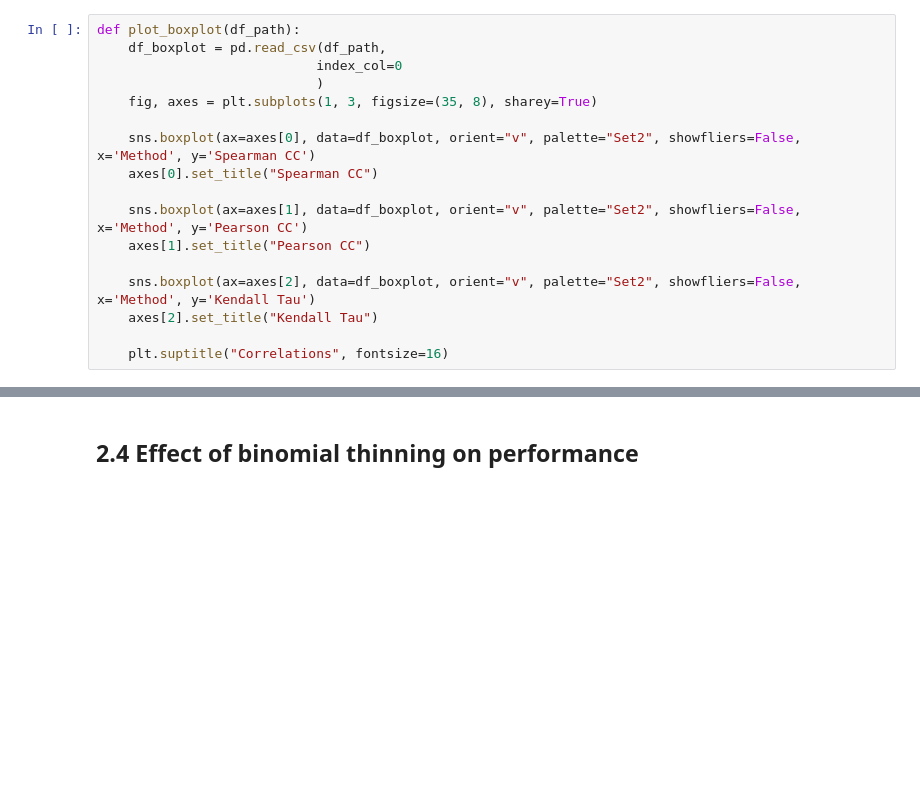
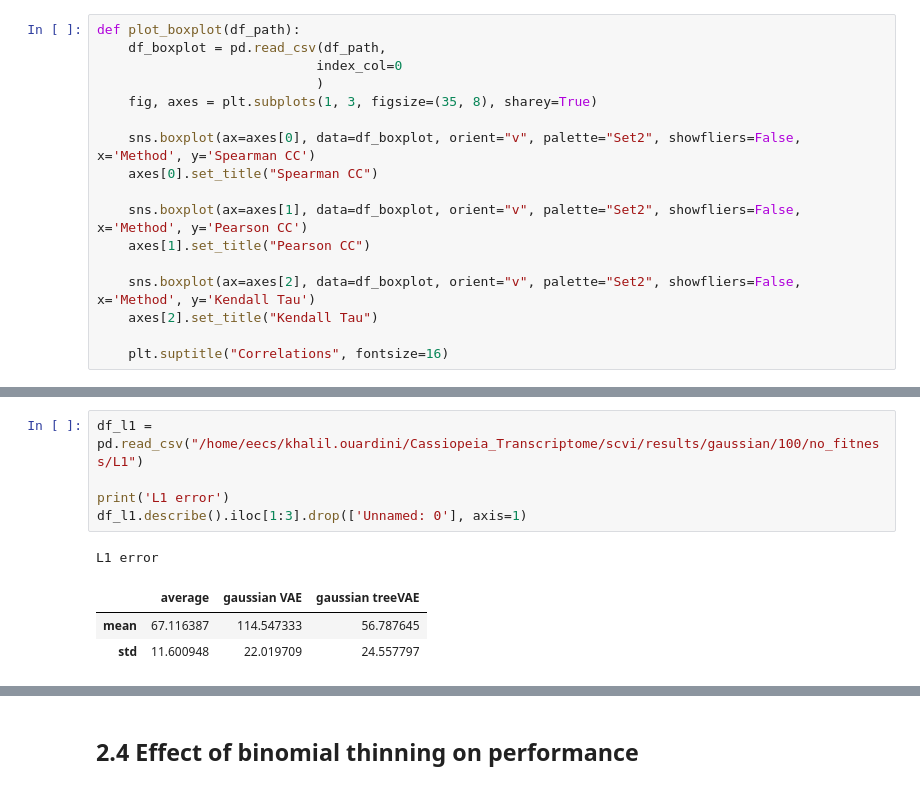
Before and after one commit to khalilouardini/treeVAE-reproducibility, a Jupyter notebook: scvi/external/notebooks/plot_results.ipynb, the cells around one changed output, grey strips where cells are left out. Cells and saved outputs as stored; diff of their text form; blank space fills up the shorter version.

```diff
--- a/scvi/external/notebooks/plot_results.ipynb
+++ b/scvi/external/notebooks/plot_results.ipynb
@@ -102,0 +50,10 @@ plot_boxplot('/home/eecs/khalil.ouardini/Cassiopeia_Transcriptome/scvi/results/p
+# %%
+df_l1 = pd.read_csv("/home/eecs/khalil.ouardini/Cassiopeia_Transcriptome/scvi/results/gaussian/100/no_fitness/L1")
+
+print('L1 error')
+df_l1.describe().iloc[1:3].drop(['Unnamed: 0'], axis=1)
+# %% [output]
+L1 error
+|  | average | gaussian VAE | gaussian treeVAE |
+| mean | 67.116387 | 114.547333 | 56.787645 |
+| std | 11.600948 | 22.019709 | 24.557797 |
```
Also changed, not shown: parts of 69 cells of this notebook.
